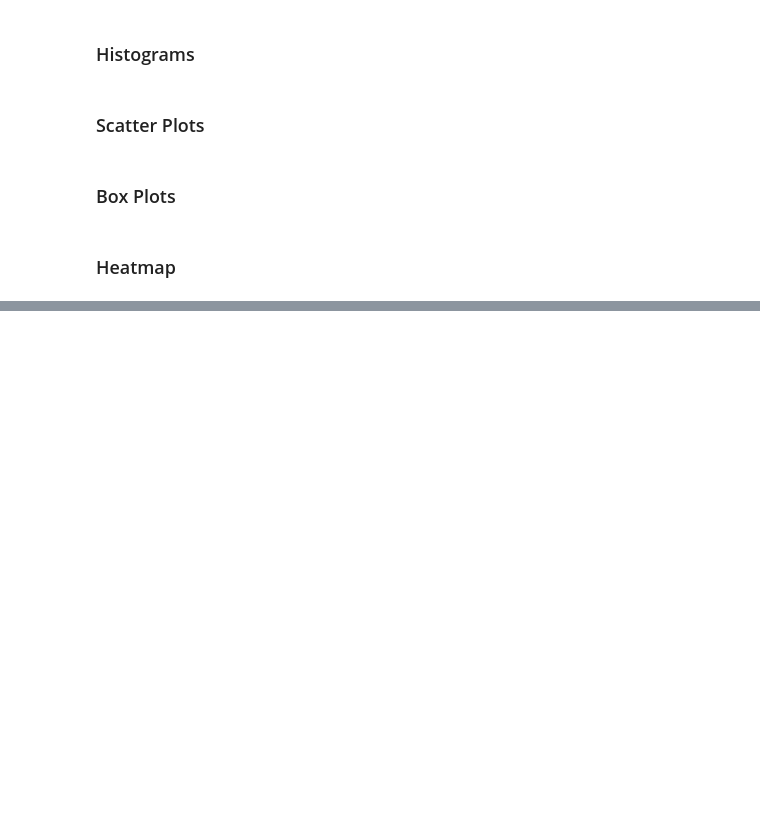
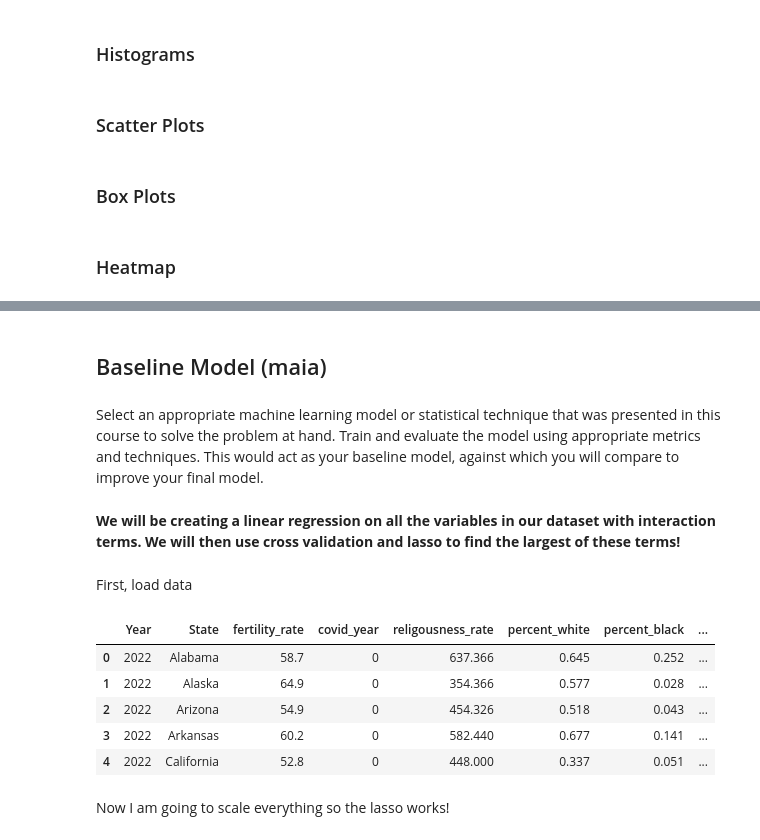
Before and after one commit to ppich1169/fertilityProjectCs109, a Jupyter notebook: fertility_notebook.ipynb, the cells around one changed output, grey strips where cells are left out. Drawn from its saved outputs; the diff is of its cells as text; code cells hidden in the pictures; blank space fills up the shorter version.

```diff
--- a/fertility_notebook.ipynb
+++ b/fertility_notebook.ipynb
@@ -1150,0 +1162,21 @@ if not os.path.exists(output_dir+'/correlation.png'):
+# %% [markdown]
+## Baseline Model (maia)
+# %% [markdown]
+Select an appropriate machine learning model or statistical technique that was presented in this course to solve the problem at hand. Train and evaluate the model using appropriate metrics and techniques. This would act as your baseline model, against which you will compare to improve your final model.
+# %% [markdown]
+**We will be creating a linear regression on all the variables in our dataset with interaction terms. We will then use cross validation and lasso to find the largest of these terms!**
+# %% [markdown]
+First, load data
+# %%
+data_path = 'combined_dfs/combined_2018_to_2022.csv'
+all_data = pd.read_csv(data_path)
+all_data.head()
+# %% [output]
+|  | Year | State | fertility_rate | covid_year | religousness_rate | percent_white | percent_black | ... |
+| 0 | 2022 | Alabama | 58.7 | 0 | 637.366 | 0.645 | 0.252 | ... |
+| 1 | 2022 | Alaska | 64.9 | 0 | 354.366 | 0.577 | 0.028 | ... |
+| 2 | 2022 | Arizona | 54.9 | 0 | 454.326 | 0.518 | 0.043 | ... |
+| 3 | 2022 | Arkansas | 60.2 | 0 | 582.440 | 0.677 | 0.141 | ... |
+| 4 | 2022 | California | 52.8 | 0 | 448.000 | 0.337 | 0.051 | ... |
+# %% [markdown]
+Now I am going to scale everything so the lasso works!
```
Also changed, not shown: parts of 31 cells of this notebook.
